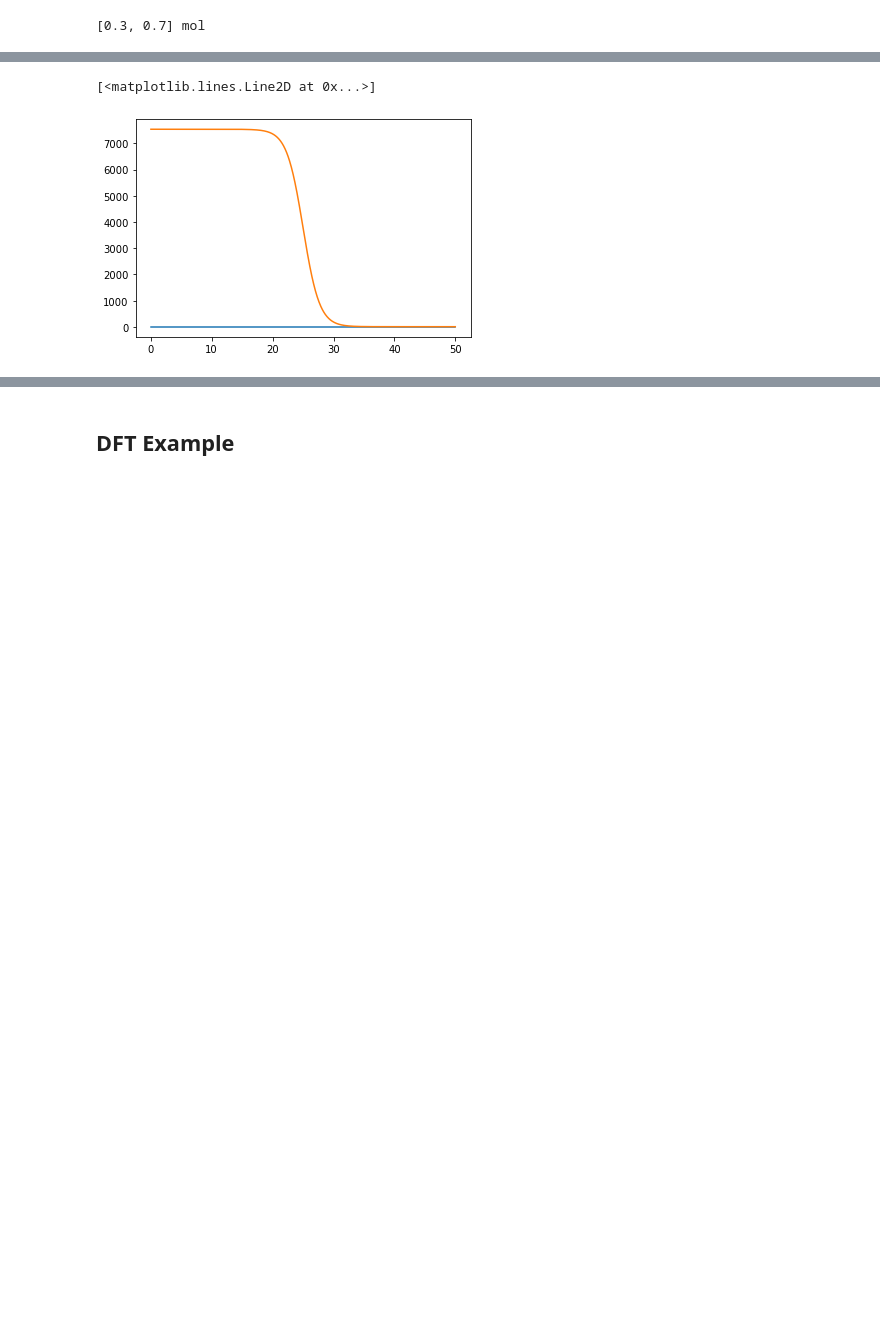
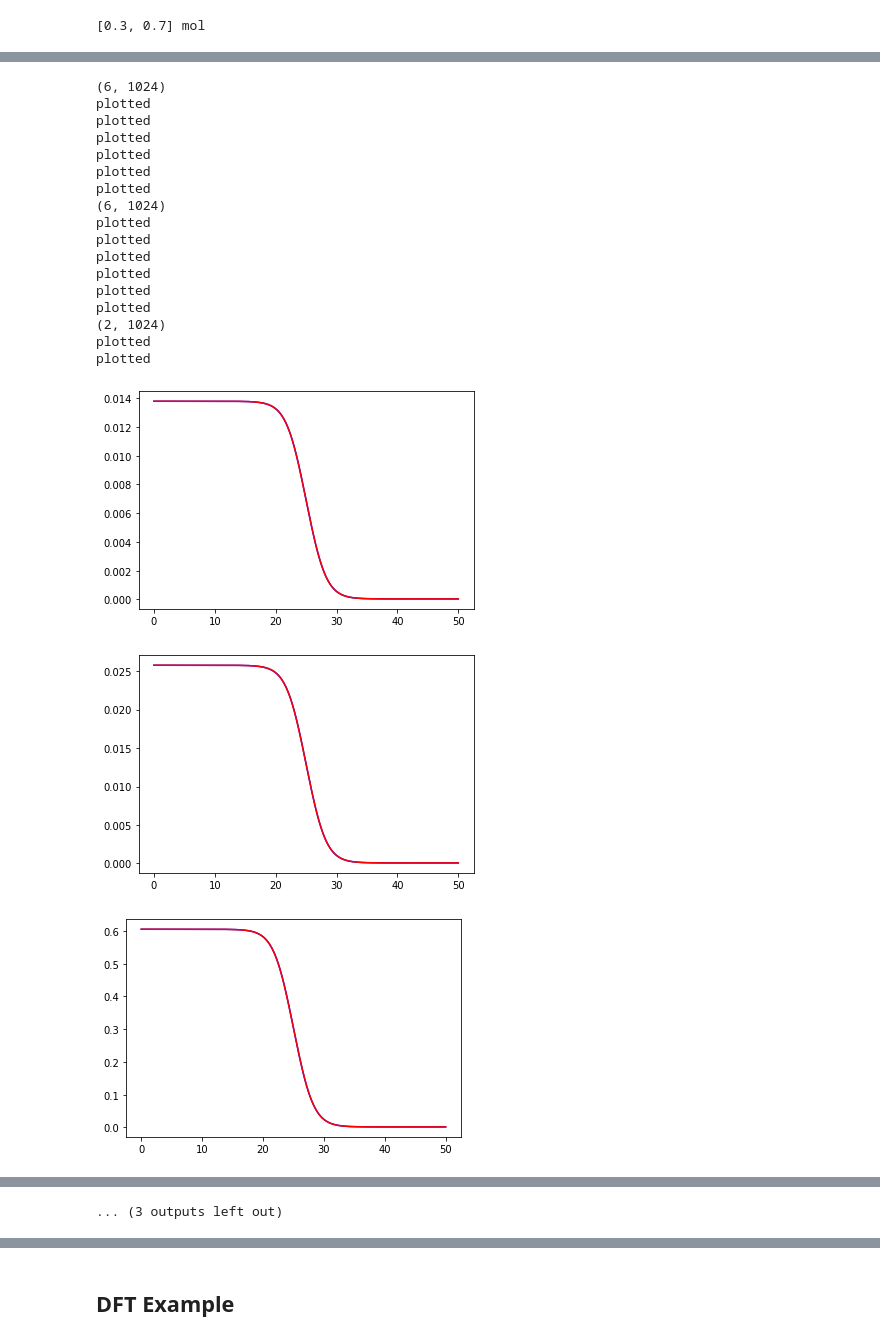
Before and after one commit to bbbursik/feos-pcsaft, a Jupyter notebook: examples/21-11-04-exampleDFT.ipynb, the cells around one changed output, grey strips where cells are left out. Drawn from its saved outputs; the diff is of its cells as text; code cells hidden in the pictures; blank space fills up the shorter version.

```diff
--- a/examples/21-11-04-exampleDFT.ipynb
+++ b/examples/21-11-04-exampleDFT.ipynb
@@ -78,10 +119,31 @@ PanicException: called `Result::unwrap()` on an `Err` value: ShapeError/Incompat
 # %%
 # plot initial density profile
-for wds, lwds in zip(interface.weighted_densities, interface.local_weighted_densities)
-    for wd, lwd in zip(wds, lwds)
-plt.plot(interface.z / ANGSTROM, (interface.weighted_densities)[1][2,:])
-plt.plot(interface.z / ANGSTROM, (interface.density / MOL * METER**3)[0,:])
+for wds, lwds in zip(interface.weighted_densities, interface.local_weighted_densities):
+    print(wds.shape)
+    for wd, lwd in zip(wds, lwds):
+        plt.figure()
+        plt.plot(interface.z / ANGSTROM, wd, 'b')
+        plt.plot(interface.z / ANGSTROM, lwd, 'r')
+        print('plotted')
 #plt.plot(interface.z / ANGSTROM, (interface.density / MOL * METER**3)[1,:])
 # %% [output]
-[<matplotlib.lines.Line2D at 0x...>]
+(6, 1024)
+plotted
+plotted
+plotted
+plotted
+plotted
+plotted
+(6, 1024)
+plotted
+plotted
+plotted
+plotted
+plotted
+plotted
+(2, 1024)
+plotted
+plotted
-[figure, old version]
+[figure, new version]
+[figure, added]
+[figure, added]
@@ -88,2 +158,3 @@ plt.plot(interface.z / ANGSTROM, (interface.density / MOL * METER**3)[0,:])
+... (3 outputs left out)
 # %%
 wd = interface.weighted_densities
```
Also changed, not shown: parts of 11 cells of this notebook.
